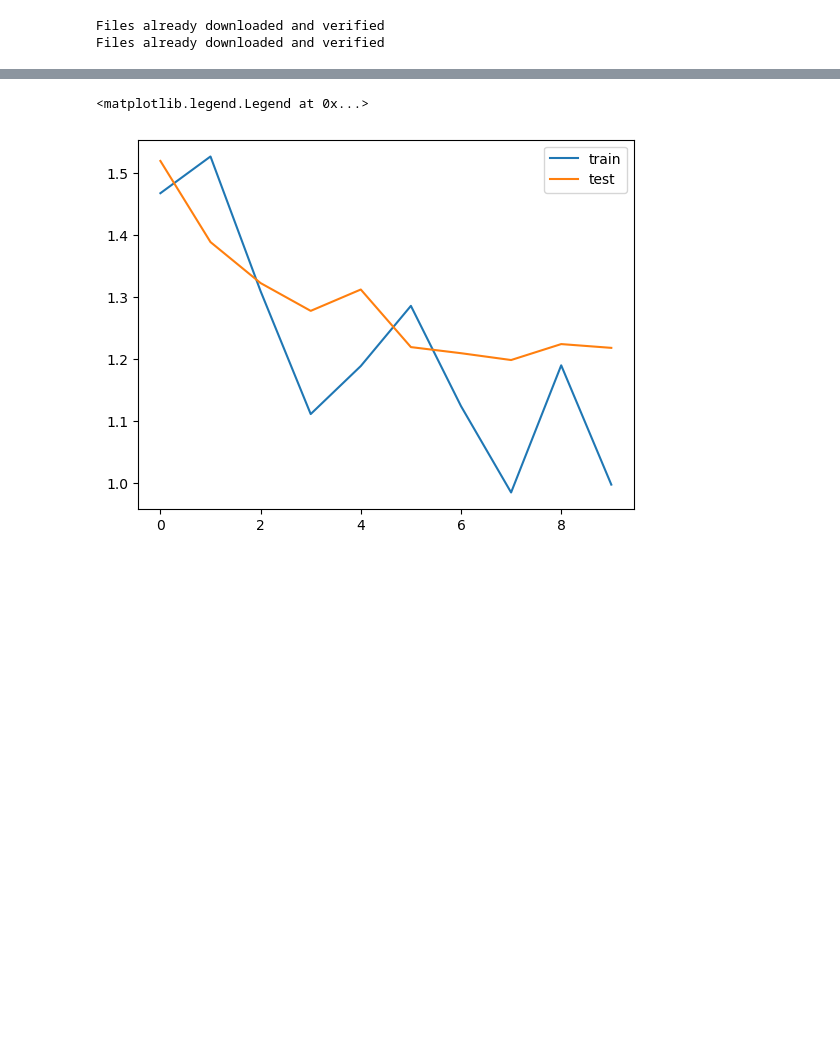
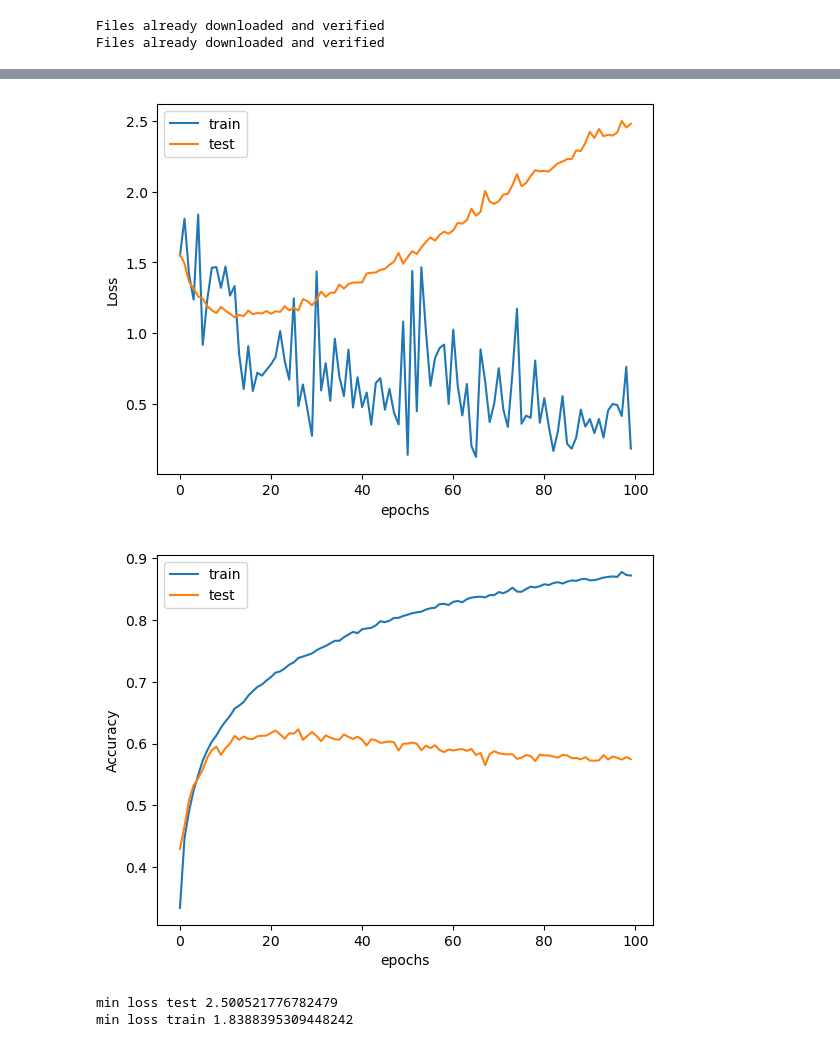
Before and after one commit to BraianAzcune/proyecto-final-red-neuronal, a Jupyter notebook: lenet5.ipynb, the cells around one changed output, grey strips where cells are left out. Cells and saved outputs as stored; diff of their text form; code cells hidden in the pictures; blank space fills up the shorter version.

```diff
--- a/lenet5.ipynb
+++ b/lenet5.ipynb
@@ -92,8 +92,16 @@ variables para poder hacer plot de loss y acc
 import matplotlib.pyplot as plt
 arr_loss_train = []
 arr_loss_test = []
+arr_acc_train = []
+arr_acc_test = []
 def loss_plot(epochs, loss):
     plt.plot([*range(epochs)], loss)
+    plt.ylabel("Loss")
+    plt.xlabel("epochs")
+def acc_plot(epochs,acc):
+    plt.plot([*range(epochs)], acc)
+    plt.ylabel("Accuracy")
+    plt.xlabel("epochs")
 # %%
 """
 Entramiento
@@ -149,7 +166,7 @@ print(device)
 model.to(device)
 print("antes de iniciar su error es:")
 
-epochs = 10
+epochs = 100
 for t in range(epochs):
     print(f"Epoch {t+1}\n-------------------------------")
     train_loop(trainloader, model, loss_function, optimizer)
@@ -176,7 +193,13 @@ Done!
 # %%
 loss_plot(epochs,arr_loss_train)
 loss_plot(epochs,arr_loss_test)
 plt.legend(["train","test"])
+plt.show()
+
+acc_plot(epochs,arr_acc_train)
+acc_plot(epochs,arr_acc_test)
+plt.legend(["train","test"])
+plt.show()
 # %% [output]
-<matplotlib.legend.Legend at 0x...>
-[figure, old version]
+[figure, new version]
+[figure, added]
@@ -182,0 +223,6 @@ plt.legend(["train","test"])
+# %%
+print("min loss test",min(arr_loss_test))
+print("min loss train",min(arr_loss_train))
+# %% [output]
+min loss test 2.500521776782479
+min loss train 1.8388395309448242
```
Also changed, not shown: parts of 4 cells of this notebook, 3 other files.
